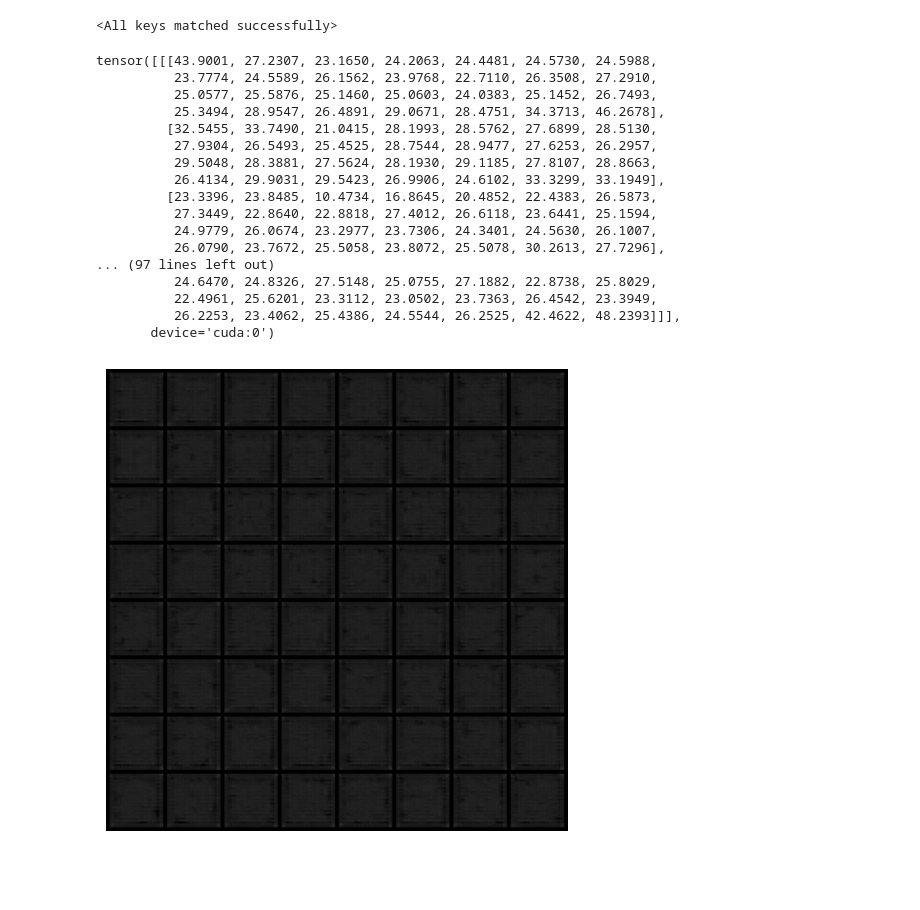
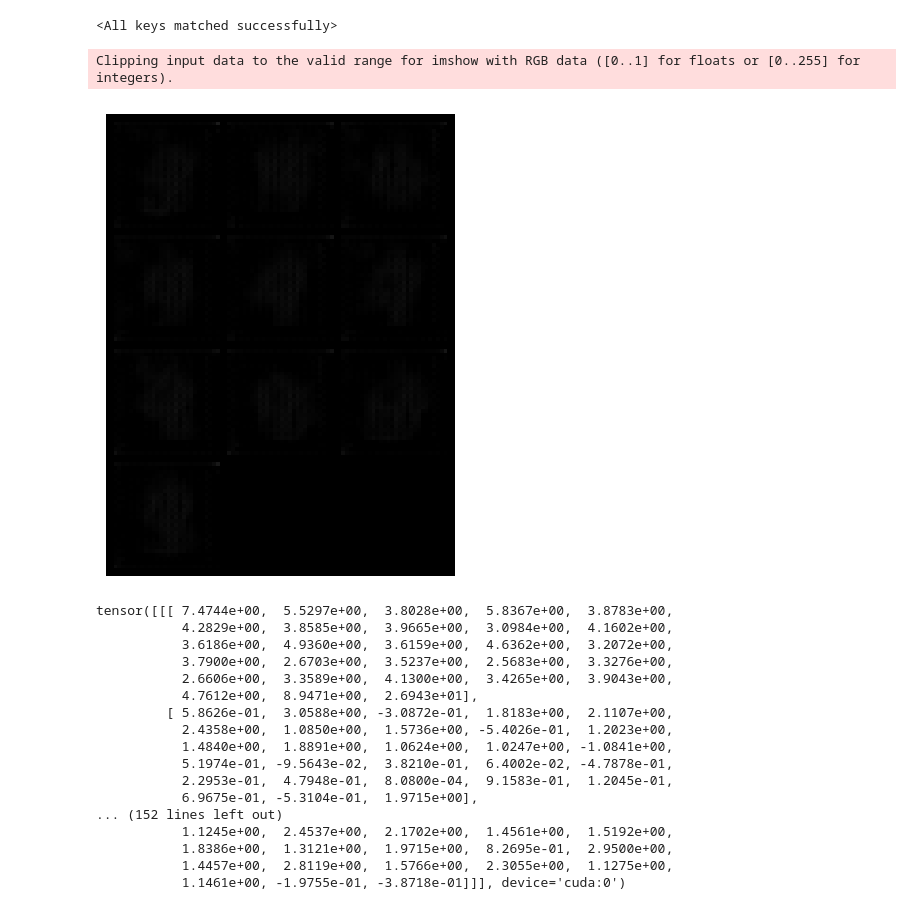
Before and after one commit to afy/d7047e, a Jupyter notebook: lab2/Gan-Task5.ipynb, the cells around one changed output. Drawn from its saved outputs; the diff is of its cells as text; code cells hidden in the pictures; blank space fills up the shorter version.

```diff
--- a/lab2/Gan-Task5.ipynb
+++ b/lab2/Gan-Task5.ipynb
@@ -312,32 +291,42 @@ samples = sampler(score_model,
 # %%
+digit = 9
+sample_batch_size = 10
+num_steps = 10
+sampler = em_sampler
+#score_model.eval()
+
+samples = sampler(score_model, marginal_prob_std,  diffusion_coeff, sample_batch_size, num_steps=num_steps,  y_tensor=digit*torch.ones(sample_batch_size, dtype=torch.long))
+
 #samples = samples.clamp(0.0, 1.0)
 %matplotlib inline
 import matplotlib.pyplot as plt
 # Create a grid of samples for visualization
 sample_grid = make_grid(samples, nrow=int(np.sqrt(sample_batch_size)))
-print(samples[0])
 
 # Plot the generated samples
 plt.figure(figsize=(6,6))
 plt.axis('off')
-plt.imshow(sample_grid.permute(1, 2, 0).cpu().to(int)) #, vmin=0., vmax=1.)
+plt.imshow(sample_grid.permute(1, 2, 0).cpu().to(int) )#, vmin=0., vmax=1.)
 plt.show()
+
+print(samples[0])
 # %% [output]
-tensor([[[43.9001, 27.2307, 23.1650, 24.2063, 24.4481, 24.5730, 24.5988,
-          23.7774, 24.5589, 26.1562, 23.9768, 22.7110, 26.3508, 27.2910,
-          25.0577, 25.5876, 25.1460, 25.0603, 24.0383, 25.1452, 26.7493,
-          25.3494, 28.9547, 26.4891, 29.0671, 28.4751, 34.3713, 46.2678],
-         [32.5455, 33.7490, 21.0415, 28.1993, 28.5762, 27.6899, 28.5130,
-          27.9304, 26.5493, 25.4525, 28.7544, 28.9477, 27.6253, 26.2957,
-          29.5048, 28.3881, 27.5624, 28.1930, 29.1185, 27.8107, 28.8663,
-          26.4134, 29.9031, 29.5423, 26.9906, 24.6102, 33.3299, 33.1949],
-         [23.3396, 23.8485, 10.4734, 16.8645, 20.4852, 22.4383, 26.5873,
-          27.3449, 22.8640, 22.8818, 27.4012, 26.6118, 23.6441, 25.1594,
-          24.9779, 26.0674, 23.2977, 23.7306, 24.3401, 24.5630, 26.1007,
-          26.0790, 23.7672, 25.5058, 23.8072, 25.5078, 30.2613, 27.7296],
-... (97 lines left out)
-          24.6470, 24.8326, 27.5148, 25.0755, 27.1882, 22.8738, 25.8029,
-          22.4961, 25.6201, 23.3112, 23.0502, 23.7363, 26.4542, 23.3949,
-          26.2253, 23.4062, 25.4386, 24.5544, 26.2525, 42.4622, 48.2393]]],
-       device='cuda:0')
+Clipping input data to the valid range for imshow with RGB data ([0..1] for floats or [0..255] for integers).
-[figure, old version]
+[figure, new version]
+tensor([[[ 7.4744e+00,  5.5297e+00,  3.8028e+00,  5.8367e+00,  3.8783e+00,
+           4.2829e+00,  3.8585e+00,  3.9665e+00,  3.0984e+00,  4.1602e+00,
+           3.6186e+00,  4.9360e+00,  3.6159e+00,  4.6362e+00,  3.2072e+00,
+           3.7900e+00,  2.6703e+00,  3.5237e+00,  2.5683e+00,  3.3276e+00,
+           2.6606e+00,  3.3589e+00,  4.1300e+00,  3.4265e+00,  3.9043e+00,
+           4.7612e+00,  8.9471e+00,  2.6943e+01],
+         [ 5.8626e-01,  3.0588e+00, -3.0872e-01,  1.8183e+00,  2.1107e+00,
+           2.4358e+00,  1.0850e+00,  1.5736e+00, -5.4026e-01,  1.2023e+00,
+           1.4840e+00,  1.8891e+00,  1.0624e+00,  1.0247e+00, -1.0841e+00,
+           5.1974e-01, -9.5643e-02,  3.8210e-01,  6.4002e-02, -4.7878e-01,
+           2.2953e-01,  4.7948e-01,  8.0800e-04,  9.1583e-01,  1.2045e-01,
+           6.9675e-01, -5.3104e-01,  1.9715e+00],
+... (152 lines left out)
+           1.1245e+00,  2.4537e+00,  2.1702e+00,  1.4561e+00,  1.5192e+00,
+           1.8386e+00,  1.3121e+00,  1.9715e+00,  8.2695e-01,  2.9500e+00,
+           1.4457e+00,  2.8119e+00,  1.5766e+00,  2.3055e+00,  1.1275e+00,
+           1.1461e+00, -1.9755e-01, -3.8718e-01]]], device='cuda:0')
```
Also changed, not shown: parts of 4 cells of this notebook, 1 other file.
